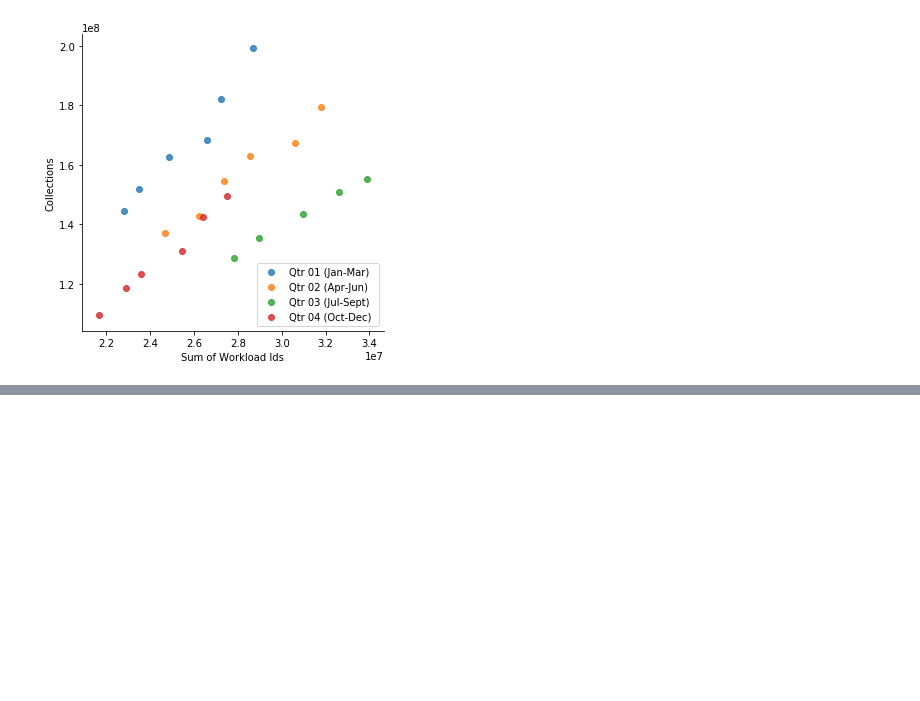
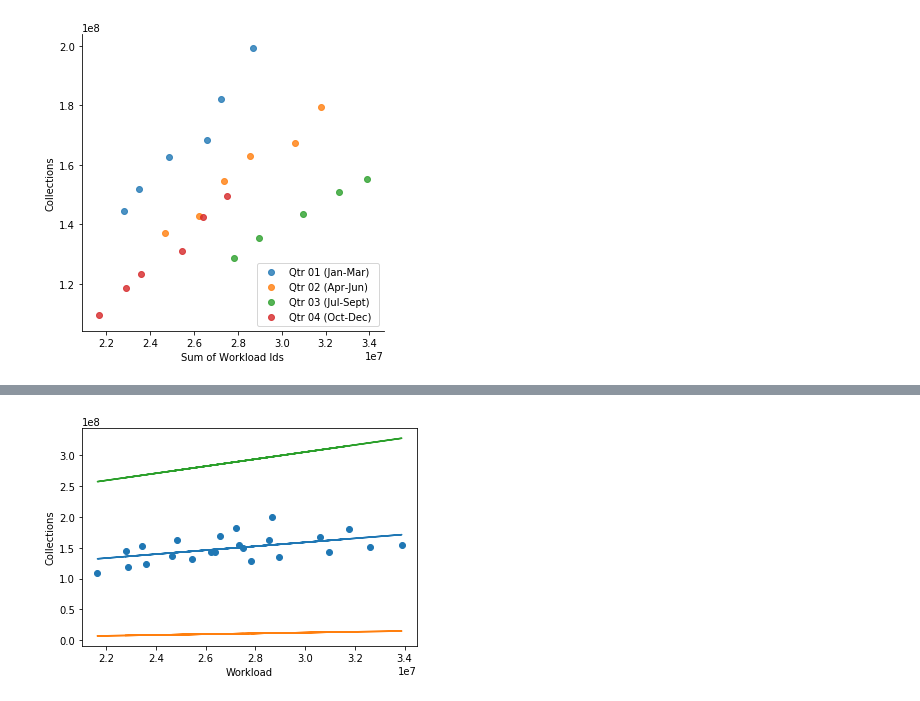
Before and after one commit to belincoln/MSD_UserFees, a Jupyter notebook: COBRA notebooks/Analysis/495_COBRA_Air_Analysis.ipynb, the cells around one changed output, grey strips where cells are left out. Cells and saved outputs as stored; diff of their text form; code cells hidden in the pictures; blank space fills up the shorter version.

Commit message:
Re-organization + 495 Collection Code Mapped

```diff
--- a/495_COBRA_Air_Analysis.ipynb
+++ b/COBRA notebooks/Analysis/495_COBRA_Air_Analysis.ipynb
@@ -87,0 +107,26 @@ for i in range(len(df.columns)-3):
+# %%
+# run linear regression on workload and collections to get linear coefficent.
+X = df['Workload']
+X = sm.add_constant(X)
+model = sm.OLS(df['Collections'],X)
+results = model.fit()
+# %%
+# this is the linear coefficent
+collection_per_workload = results.params.iloc[1]
+const = results.params.iloc[0]
+# Multiply linear coefficent with workload to graph a line of best fit.
+df['Expected Collections'] = collection_per_workload * workload_collections.iloc[:,0]
+# Add regression coefficent and R^2 values for Power BI notecards
+df['Regression Coefficent'] = results.params.iloc[1]
+df['R^2'] = results.rsquared
+# %%
+# add coefficents and constants for confidence interval mapping
+df['lower conf_int constant'] = results.conf_int(alpha=.05, cols= None).iloc[0,0]
+df['lower conf_int coefficent'] = results.conf_int(alpha=.05, cols= None).iloc[1,0]
+# %%
+# add coefficents and constants for confidence interval mapping
+df['lower conf_int constant'] = results.conf_int(alpha=.05, cols= None).iloc[0,0]
+df['lower conf_int coefficent'] = results.conf_int(alpha=.05, cols= None).iloc[1,0]
+
+df['upper conf_int constant'] = results.conf_int(alpha=.05, cols= None).iloc[0,1]
+df['upper conf_int coefficent'] = results.conf_int(alpha=.05, cols= None).iloc[1,1]
@@ -87,0 +153,11 @@ for i in range(len(df.columns)-3):
+# %%
+# Show final Scatter Plot with Line of best fit.
+plt.scatter(df.loc[:,'Workload'], df.loc[:,'Collections'])
+plt.xlabel('Workload')
+plt.ylabel('Collections')
+plt.plot(df.loc[:,'Workload'], const + collection_per_workload * df.loc[:,'Workload'])
+plt.plot(df.loc[:,'Workload'], df['lower conf_int constant'][0] + df['lower conf_int coefficent'][0]*df.loc[:,'Workload'])
+plt.plot(df.loc[:,'Workload'], df['upper conf_int constant'][0] + df['upper conf_int coefficent'][0]*df.loc[:,'Workload'])
+plt.show()
+# %% [output]
+[figure, added]
```
Also changed, not shown: parts of 9 cells of this notebook, 3 other files.
